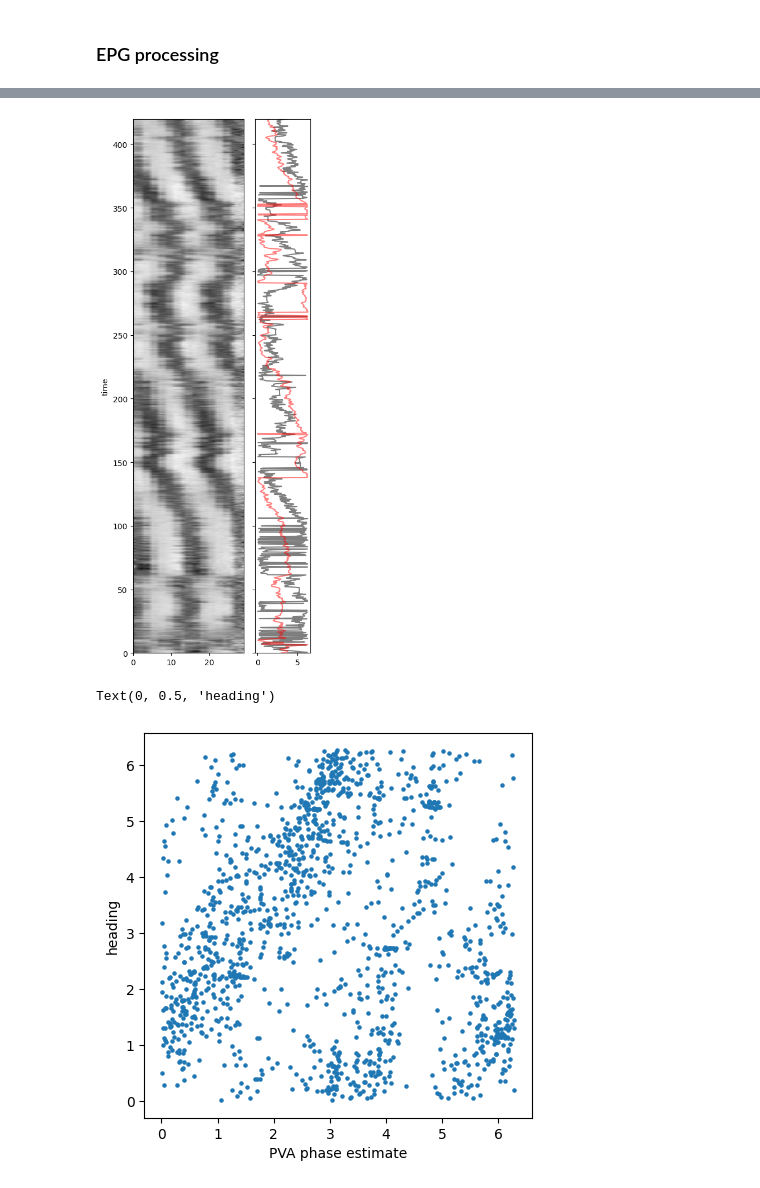
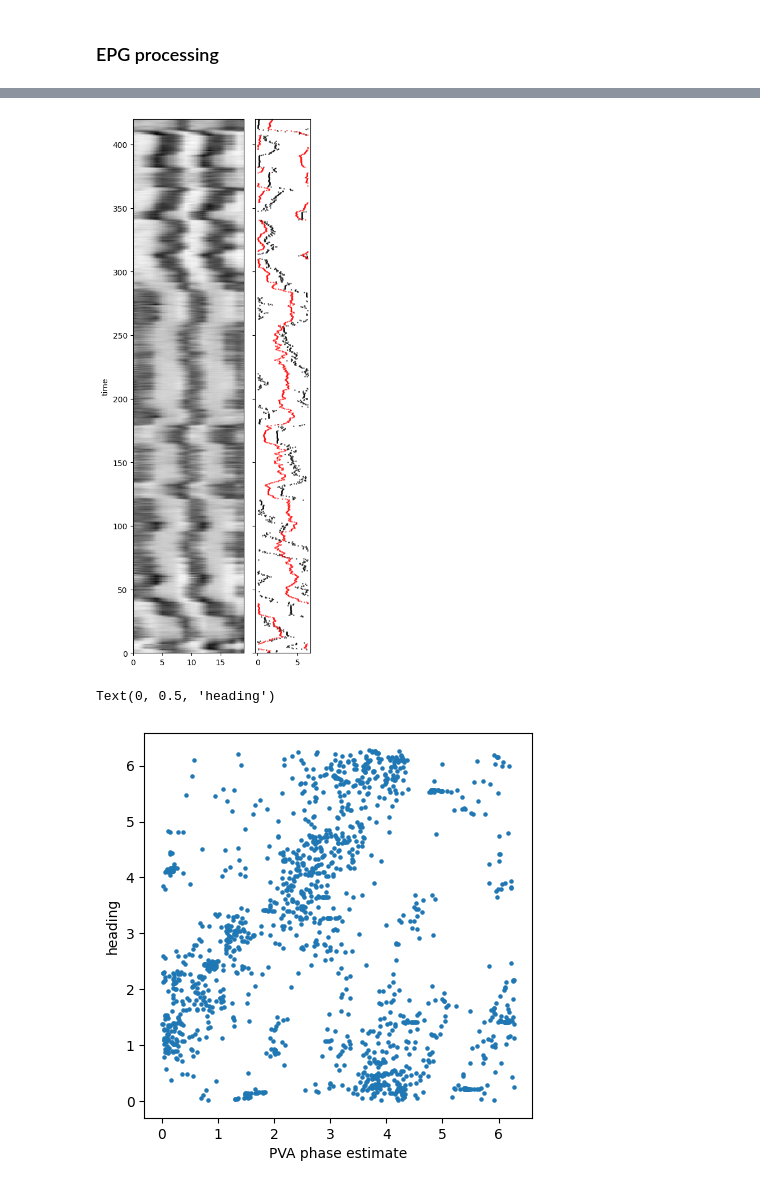
Before and after one commit to jingxuanf0214/thesis-2p-behavior-align, a Jupyter notebook: Exploratory analysis.ipynb, the cells around one changed output, grey strips where cells are left out. Drawn from its saved outputs; the diff is of its cells as text; code cells hidden in the pictures.

```diff
--- a/Exploratory analysis.ipynb
+++ b/Exploratory analysis.ipynb
@@ -40,10 +40,10 @@ from scipy.integrate import quad
 # %% [output]
 WARNING:tensorflow:From c:\Users\wilson\anaconda3\envs\2p_process\lib\site-packages\keras\src\losses.py:2976: The name tf.losses.sparse_softmax_cross_entropy is deprecated. Please use tf.compat.v1.los ...
 # %%
-base_path = "//research.files.med.harvard.edu/neurobio/wilsonlab/Jingxuan/processed/hDeltaB_imaging/qualified_sessions/no_odor/"
-example_path_data = base_path+"20230518-7_hDeltaB_EPG_syntGCAMP7f_fly2_long_nojump_15/data/"
-example_path_results = base_path+"20230518-7_hDeltaB_EPG_syntGCAMP7f_fly2_long_nojump_15/results/"
-trial_num = 2
+base_path = "//research.files.med.harvard.edu/neurobio/wilsonlab/Jingxuan/processed/hDeltaB_imaging/qualified_sessions/odor_trials/to_check/"
+example_path_data = base_path+"20230612-5_EPGhDeltaB_syntGCAMP7f_odor_apple/data/"
+example_path_results = base_path+"20230612-5_EPGhDeltaB_syntGCAMP7f_odor_apple/results/"
+trial_num = 4
 odor_threshold = 5
 time_interval_threshold = 16  # Assuming time is in seconds or an equivalent unit
 k = 8
@@ -79,0 +80,6 @@ epg_df
+# %%
+scaler = StandardScaler()
+roi_mtx_ori =  epg_df
+roi_mtx = scaler.fit_transform(roi_mtx_ori)
+plt.figure(figsize=(15, 6))
+sns.heatmap(np.transpose(roi_mtx))
@@ -82,24 +91,24 @@ pva_phase, pva_amplitude = imaging_behavior_functions.calculate_pva(np.transpose
 # %%
 fig, (ax1, ax2) = plt.subplots(1, 2, sharey=True, figsize=(4, 10),gridspec_kw={'width_ratios': [2, 1]})
 ind1 = 0
 ind2 = len(epg_df)
 
 # Heatmap on ax1
 c = ax1.pcolormesh(np.arange(np.transpose(roi_mtx).shape[0]), behav_df.time, roi_mtx, shading='gouraud',cmap='binary')
 #fig.colorbar(c, ax=ax1)
 ax1.set_ylabel('time')
 #ax1.set_xlabel('PB phase')
 # Scatter plot on ax2
-ax2.plot(2*np.pi-behav_df.heading, behav_df.time, color='black',alpha=0.5,label='heading')
-ax2.plot(pva_phase+np.pi, behav_df.time, color='red',alpha=0.5,label='PVA estimate')
+ax2.scatter(2*np.pi-behav_df.heading, behav_df.time, s = 1,color='black',alpha=0.5,label='heading')
+ax2.scatter(pva_phase+np.pi, behav_df.time, s=1,color='red',alpha=0.5,label='PVA estimate')
 #plt.legend()
 #ax2.set_ylabel('heading')
 #ax2.set_xlabel('heading')
 
 plt.tight_layout()
 plt.show()
 # %% [output]
-[figure, old version]
+[figure, new version]
 # %%
 fig, ax = plt.subplots(figsize=(5,5))
 ax.scatter(pva_phase+np.pi, 2*np.pi-behav_df.heading, marker = 'o',s=5)
@@ -107,7 +116,7 @@ ax.set_xlabel('PVA phase estimate')
 ax.set_ylabel('heading')
 # %% [output]
 Text(0, 0.5, 'heading')
-[figure, old version]
+[figure, new version]
 # %%
 def calculate_translational_velocity_df(df):
     """
```
Also changed, not shown: parts of 28 cells of this notebook, 1 other file.
